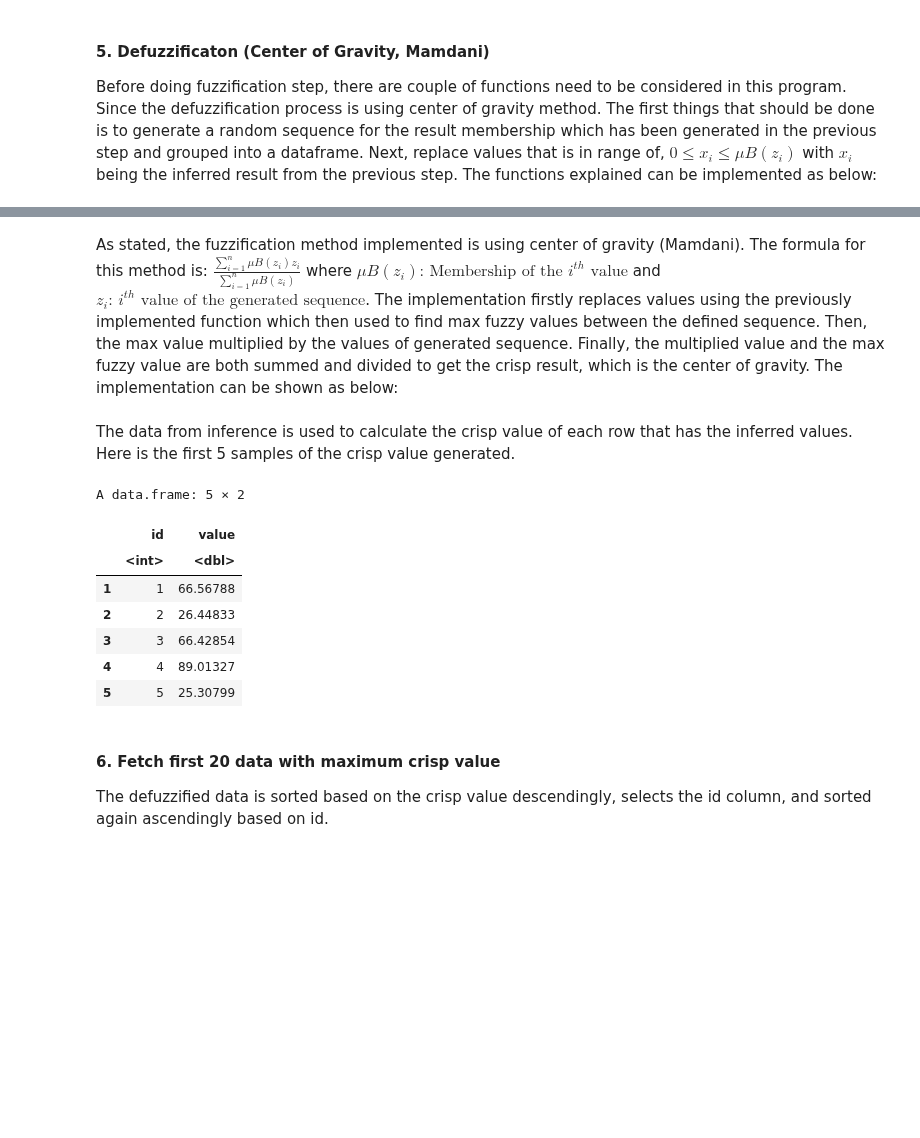
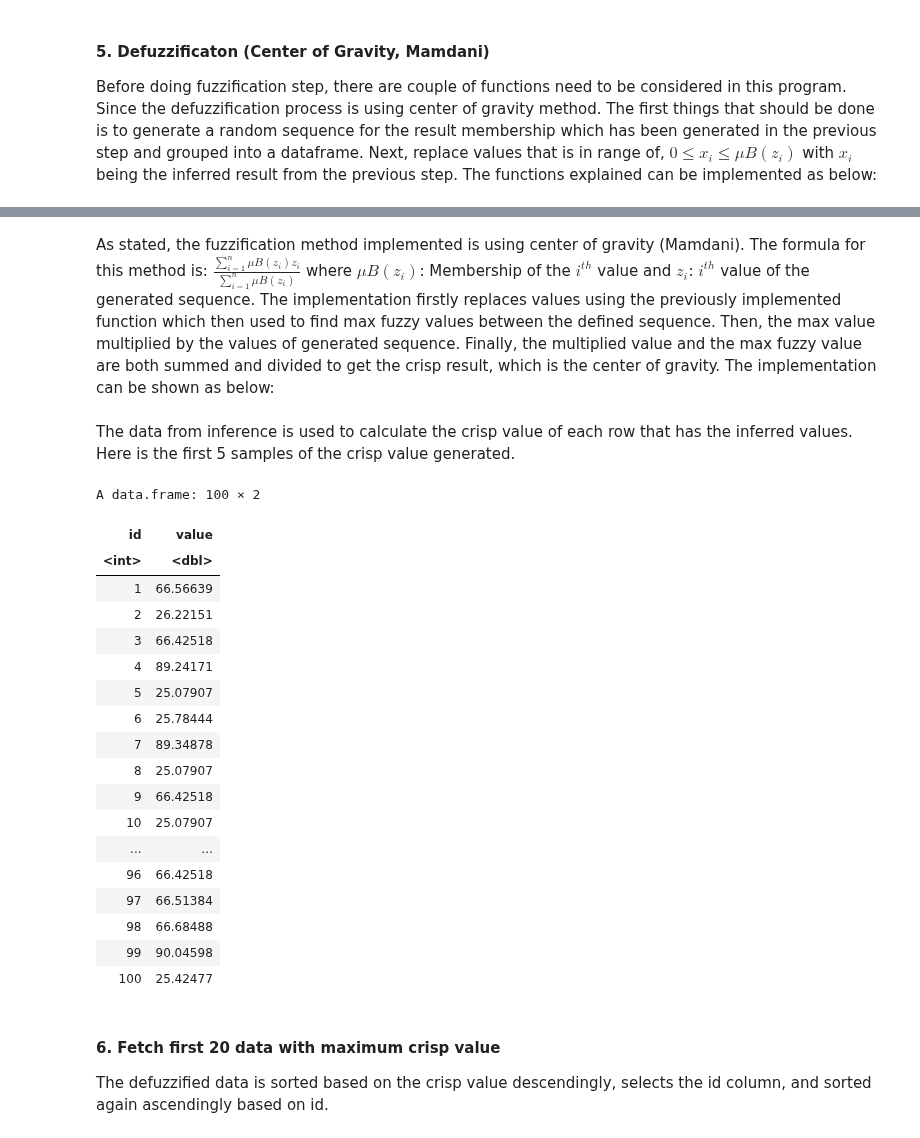
Before and after one commit to zaRizk7/fuzzy-logic, a Jupyter notebook: fuzzy-logic.ipynb, the cells around one changed output, grey strips where cells are left out. Drawn from its saved outputs; the diff is of its cells as text; code cells hidden in the pictures; blank space fills up the shorter version.

```diff
--- a/fuzzy-logic.ipynb
+++ b/fuzzy-logic.ipynb
@@ -43,3 +46,3 @@ Import the dataset file, 'mahasiswa.xlsx' given with the assignment. In this cas
 # %%
-dataset <- read.csv('mahasiswa.csv')
-head(dataset, 10)
+dataset <- read.csv(dataset_url)
+inference_rule <- read.csv(inference_rule_url)
@@ -357,10 +401,10 @@ A data.frame: 5 × 4
 Before doing fuzzification step, there are couple of functions need to be considered in this program. Since the defuzzification process is using center of gravity method. The first things that should be done is to generate a random sequence for the result membership which has been generated in the previous step and grouped into a dataframe. Next, replace values that is in range of, $0\leq x_i \leq \mu B(z_i)$ with $x_i$ being the inferred result from the previous step. The functions explained can be implemented as below:
 # %%
 # Group all result membership sequences and membership result into a dataframe
-result_list <- list(sequence,
-                    result_sequence.reject,
-                    result_sequence.consider,
-                    result_sequence.accept
-                   )
-result_df <- data.frame(matrix(unlist(result_list), nrow = length(sequence)))
-colnames(result_df) <- c('x', 'reject', 'consider', 'accept')
+result_table <- data.frame(
+    result = result_sequence,
+    reject = result_sequence.reject,
+    consider = result_sequence.consider,
+    accept = result_sequence.accept
+)
+result_table
@@ -375,37 +439,48 @@ replace_value <- function(table, row) {
     return(table)
 }
 # %% [markdown]
-As stated, the fuzzification method implemented is using center of gravity (Mamdani). The formula for this method is: $\frac{\sum_{i=1}^n \mu B(z_i) z_i}{\sum_{i=1}^n \mu B(z_i)}$ where $\mu B(z_i) \text{: Membership of the } i^{th} \text{ value}$ and $z_i \text{: } i^{th} \text{ value of the generated sequence}$. The implementation firstly replaces values using the previously implemented function which then used to find max fuzzy values between the defined sequence. Then, the max value multiplied by the values of generated sequence. Finally, the multiplied value and the max fuzzy value are both summed and divided to get the crisp result, which is the center of gravity. The implementation can be shown as below:
+As stated, the fuzzification method implemented is using center of gravity (Mamdani). The formula for this method is: $\frac{\sum_{i=1}^n \mu B(z_i) z_i}{\sum_{i=1}^n \mu B(z_i)}$ where $\mu B(z_i)$: Membership of the $i^{th}$ value and $z_i$: $i^{th}$ value of the generated sequence. The implementation firstly replaces values using the previously implemented function which then used to find max fuzzy values between the defined sequence. Then, the max value multiplied by the values of generated sequence. Finally, the multiplied value and the max fuzzy value are both summed and divided to get the crisp result, which is the center of gravity. The implementation can be shown as below:
 # %%
 center_of_gravity <- function(table, row) {
-    new_table <- replace_value(table, row)
-    new_table[, 'max'] <- apply(new_table[c('reject', 'consider', 'accept')], 1, max)
-    new_table[, 'max*x'] <- apply(new_table, 1, function(x) {
-        return(x['max'] * x['x'])
+    table <- replace_value(table, row)
+    table[, 'max'] <- apply(table[c('reject', 'consider', 'accept')], 1, max)
+    table[, 'max*result'] <- apply(table, 1, function(x) {
+        return(x['max'] * x['result'])
     })
-    return(sum(new_table['max*x'])/sum(new_table['max']))
+    return(data.frame(
+        id = row[, 'id'],
+        value = sum(table[, 'max*result'])/sum(table[, 'max'])
+    ))
 }
 # %% [markdown]
 The data from inference is used to calculate the crisp value of each row that has the inferred values. Here is the first 5 samples of the crisp value generated.
 # %%
-result_crisp_df <- data.frame()
-for (i in 1:nrow(fuzzy_output_df)) {
-    new_row <- list(
-        id = fuzzy_output_df[i, 'id'],
-        value = center_of_gravity(result_df, fuzzy_output_df[i, ])
-    )
-    result_crisp_df <- rbind(result_crisp_df, new_row)
+crisp_table <- data.frame()
+for (i in 1:nrow(inference_table)) {
+    new_row <- center_of_gravity(result_table, inference_table[i, ])
+    crisp_table <- rbind(crisp_table, new_row)
 }
-result_crisp_df[1:5,]
+crisp_table
 # %% [output]
-A data.frame: 5 × 2
+A data.frame: 100 × 2
-|  | id | value |
-|  | <int> | <dbl> |
-| 1 | 1 | 66.56788 |
-| 2 | 2 | 26.44833 |
-| 3 | 3 | 66.42854 |
-| 4 | 4 | 89.01327 |
-| 5 | 5 | 25.30799 |
+| id | value |
+| <int> | <dbl> |
+| 1 | 66.56639 |
+| 2 | 26.22151 |
+| 3 | 66.42518 |
+| 4 | 89.24171 |
+| 5 | 25.07907 |
+| 6 | 25.78444 |
+| 7 | 89.34878 |
+| 8 | 25.07907 |
+| 9 | 66.42518 |
+| 10 | 25.07907 |
+| ... | ... |
+| 96 | 66.42518 |
+| 97 | 66.51384 |
+| 98 | 66.68488 |
+| 99 | 90.04598 |
+| 100 | 25.42477 |
 # %% [markdown]
 #### 6. Fetch first 20 data with maximum crisp value
 The defuzzified data is sorted based on the crisp value descendingly, selects the id column, and sorted again ascendingly based on id.
```
Also changed, not shown: parts of 18 cells of this notebook, 2 other files.
